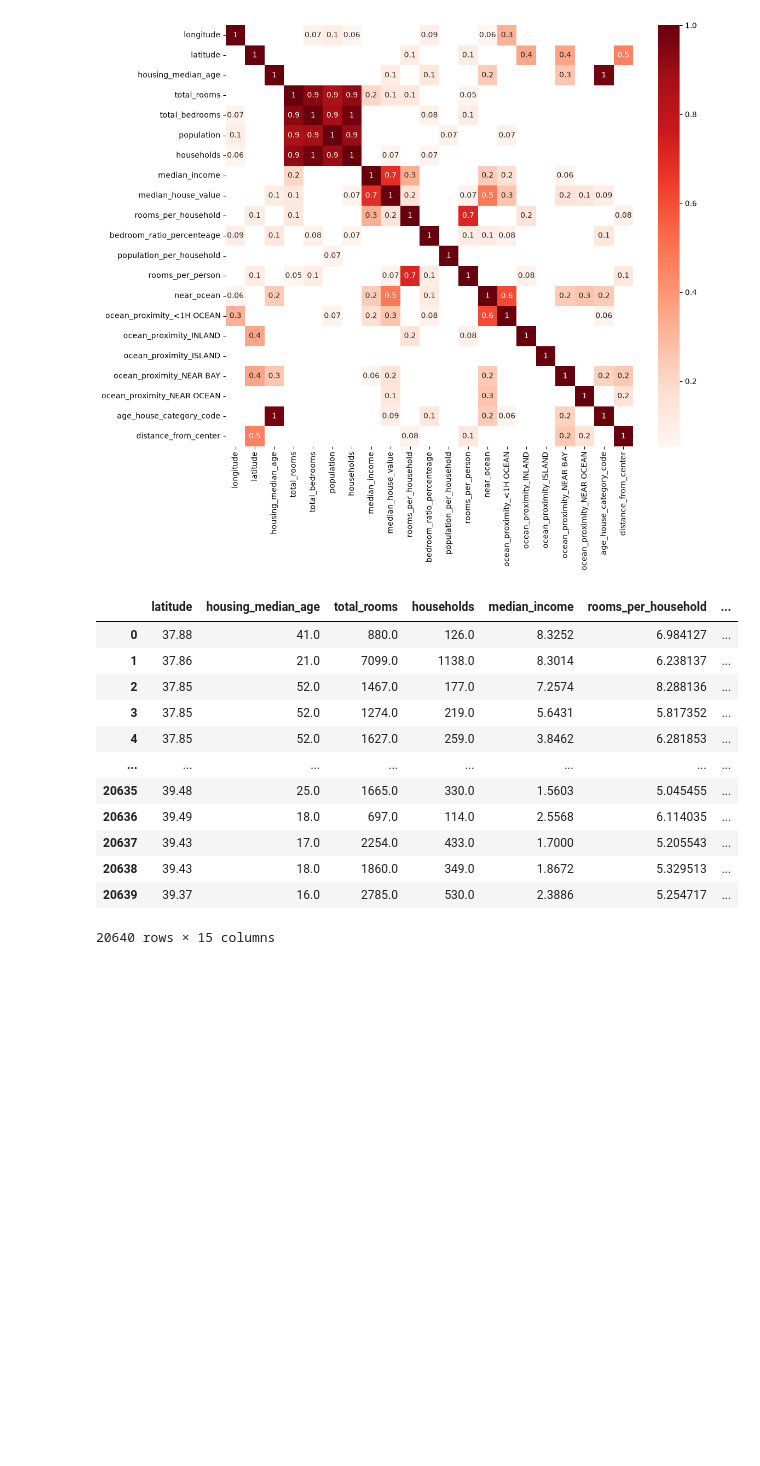
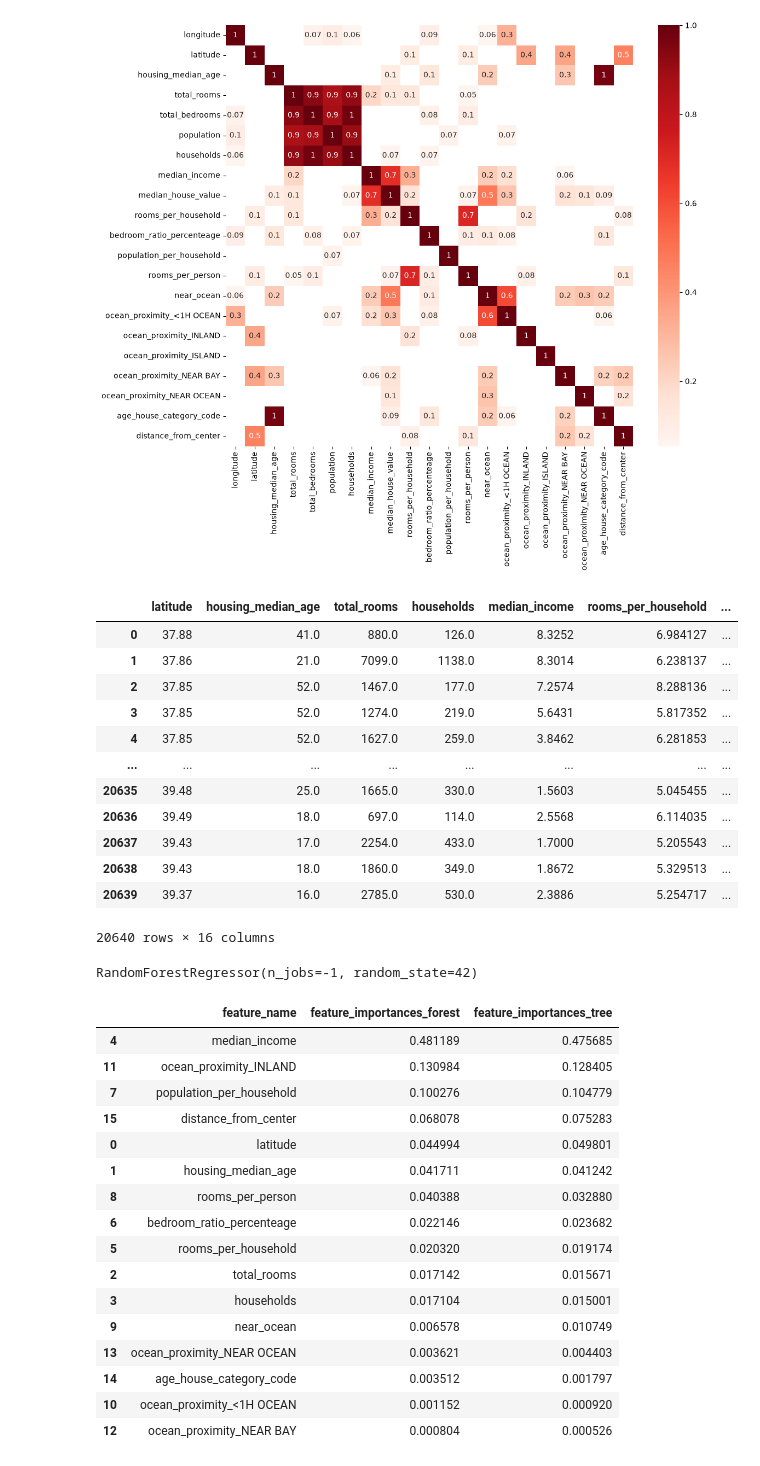
Before and after one commit to Mohamadzf23/california-housing-ml, a Jupyter notebook: src/Untitled-1.ipynb, the cells around one changed output. Drawn from its saved outputs; the diff is of its cells as text; code cells hidden in the pictures; blank space fills up the shorter version.

```diff
--- a/src/Untitled-1.ipynb
+++ b/src/Untitled-1.ipynb
@@ -490,9 +481,7 @@ sns.heatmap(df_corr, annot=True, fmt=".1g", cmap='Reds')
 <Axes: >
 [figure]
 # %%
-X = df.drop(
-    columns=['median_house_value', 'total_bedrooms', 'longitude', 'population', 'population_per_household', 'ocean_proximity_ISLAND', 'age_house_category', 'location_zone']
-)
+X = df.drop(columns=['median_house_value', 'total_bedrooms', 'longitude', 'population', 'ocean_proximity_ISLAND', 'age_house_category', 'location_zone'])
 
 y = df['median_house_value']
 X
@@ -509,7 +498,7 @@ X
 | 20637 | 39.43 | 17.0 | 2254.0 | 433.0 | 1.7000 | 5.205543 | ... |
 | 20638 | 39.43 | 18.0 | 1860.0 | 349.0 | 1.8672 | 5.329513 | ... |
 | 20639 | 39.37 | 16.0 | 2785.0 | 530.0 | 2.3886 | 5.254717 | ... |
-20640 rows × 15 columns
+20640 rows × 16 columns
 # %%
 from sklearn.model_selection import train_test_split, cross_val_score, GridSearchCV
 from sklearn.experimental import enable_iterative_imputer
@@ -526,3 +516,44 @@ X_train, X_test, y_train, y_test = train_test_split(X, y, random_state=42, test_
 assert X_train.shape[1] == X_test.shape[1]
 assert X_train.shape[0] == y_train.shape[0]
 assert X_test.shape[0] == y_test.shape[0]
+# %%
+tree = DecisionTreeRegressor(random_state=42)
+forest = RandomForestRegressor(
+    n_estimators=100,
+    random_state=42,
+    n_jobs=-1
+)
+
+tree.fit(X_train, y_train)
+forest.fit(X_train, y_train)
+# %% [output]
+RandomForestRegressor(n_jobs=-1, random_state=42)
+# %%
+feature_importances_t = pd.Series(tree.feature_importances_)
+feature_importances_f = pd.Series(forest.feature_importances_)
+feature_name = pd.Series(X.columns)
+
+pd.concat(
+    [pd.Series(feature_name,name='feature_name'),
+    pd.Series(feature_importances_f, name='feature_importances_forest'),
+    pd.Series(feature_importances_t, name='feature_importances_tree')],
+    axis=1
+).sort_values(['feature_importances_forest', 'feature_importances_tree'], ascending=False)
+# %% [output]
+|  | feature_name | feature_importances_forest | feature_importances_tree |
+| 4 | median_income | 0.481189 | 0.475685 |
+| 11 | ocean_proximity_INLAND | 0.130984 | 0.128405 |
+| 7 | population_per_household | 0.100276 | 0.104779 |
+| 15 | distance_from_center | 0.068078 | 0.075283 |
+| 0 | latitude | 0.044994 | 0.049801 |
+| 1 | housing_median_age | 0.041711 | 0.041242 |
+| 8 | rooms_per_person | 0.040388 | 0.032880 |
+| 6 | bedroom_ratio_percenteage | 0.022146 | 0.023682 |
+| 5 | rooms_per_household | 0.020320 | 0.019174 |
+| 2 | total_rooms | 0.017142 | 0.015671 |
+| 3 | households | 0.017104 | 0.015001 |
+| 9 | near_ocean | 0.006578 | 0.010749 |
+| 13 | ocean_proximity_NEAR OCEAN | 0.003621 | 0.004403 |
+| 14 | age_house_category_code | 0.003512 | 0.001797 |
+| 10 | ocean_proximity_<1H OCEAN | 0.001152 | 0.000920 |
+| 12 | ocean_proximity_NEAR BAY | 0.000804 | 0.000526 |
```
Also changed, not shown: parts of 76 cells of this notebook, 2 other files.
